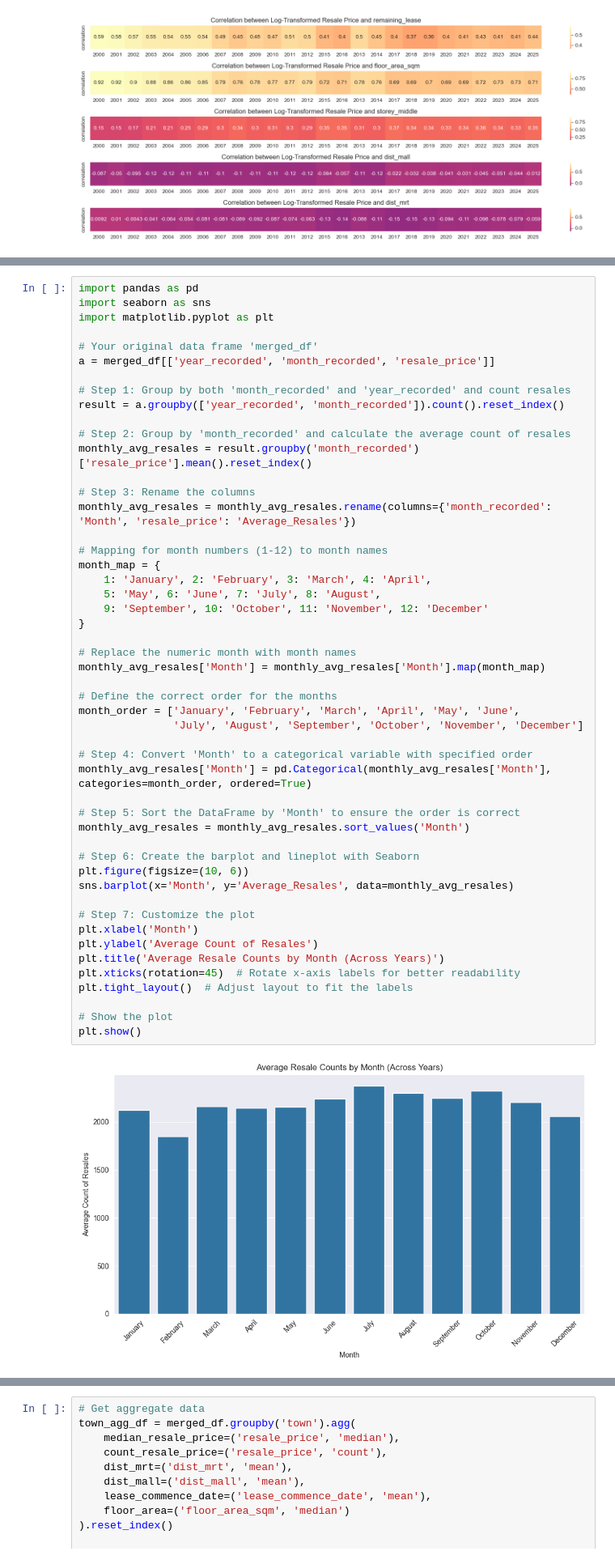
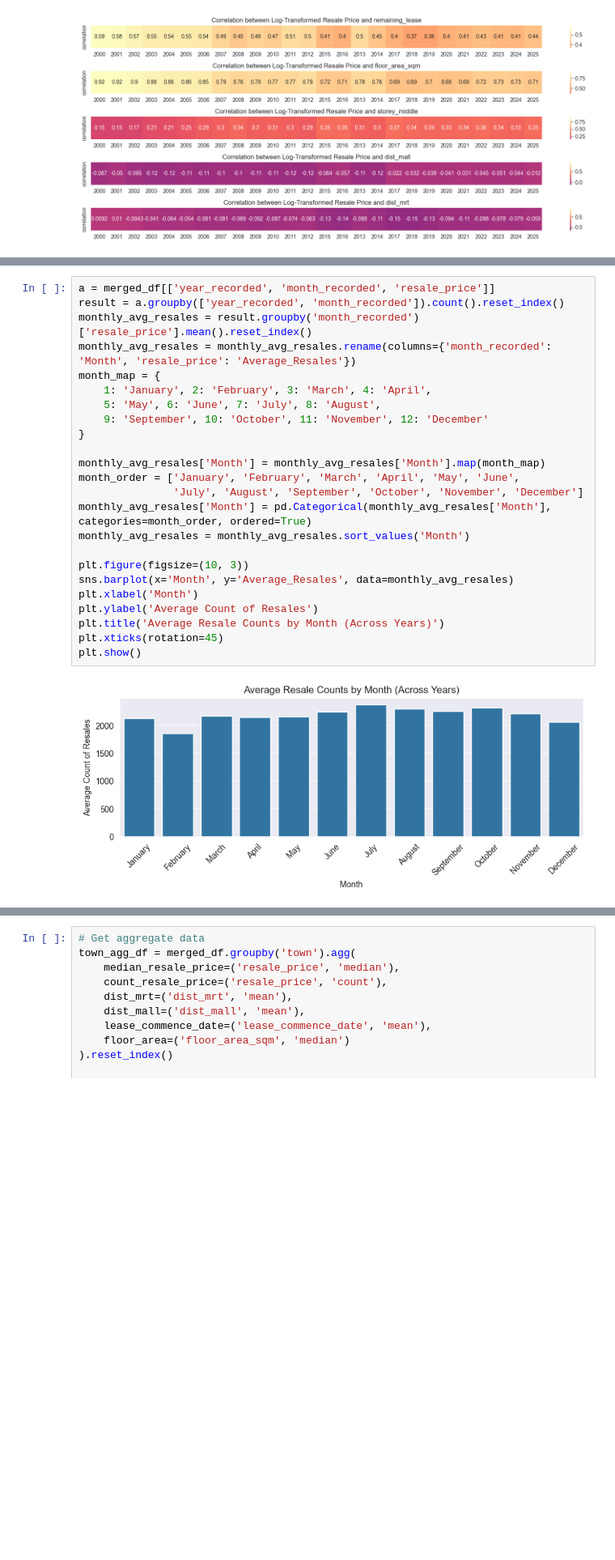
Before and after one commit to Tedyang2003/dsai-hdb-analysis, a Jupyter notebook: submission.ipynb, the cells around one changed output, grey strips where cells are left out. Shown at 81% size. Drawn from its saved outputs; the diff is of its cells as text; blank space fills up the shorter version.

```diff
--- a/submission.ipynb
+++ b/submission.ipynb
@@ -779,52 +782,26 @@ Executive flats show a clear downward trend in floor area, decreasing from 170 s
 # %%
-import pandas as pd
-import seaborn as sns
-import matplotlib.pyplot as plt
-
-# Your original data frame 'merged_df'
 a = merged_df[['year_recorded', 'month_recorded', 'resale_price']]
-
-# Step 1: Group by both 'month_recorded' and 'year_recorded' and count resales
 result = a.groupby(['year_recorded', 'month_recorded']).count().reset_index()
-
-# Step 2: Group by 'month_recorded' and calculate the average count of resales
 monthly_avg_resales = result.groupby('month_recorded')['resale_price'].mean().reset_index()
-
-# Step 3: Rename the columns
 monthly_avg_resales = monthly_avg_resales.rename(columns={'month_recorded': 'Month', 'resale_price': 'Average_Resales'})
-
-# Mapping for month numbers (1-12) to month names
 month_map = {
     1: 'January', 2: 'February', 3: 'March', 4: 'April',
     5: 'May', 6: 'June', 7: 'July', 8: 'August',
     9: 'September', 10: 'October', 11: 'November', 12: 'December'
 }
 
-# Replace the numeric month with month names
 monthly_avg_resales['Month'] = monthly_avg_resales['Month'].map(month_map)
-
-# Define the correct order for the months
 month_order = ['January', 'February', 'March', 'April', 'May', 'June',
                'July', 'August', 'September', 'October', 'November', 'December']
-
-# Step 4: Convert 'Month' to a categorical variable with specified order
 monthly_avg_resales['Month'] = pd.Categorical(monthly_avg_resales['Month'], categories=month_order, ordered=True)
-
-# Step 5: Sort the DataFrame by 'Month' to ensure the order is correct
 monthly_avg_resales = monthly_avg_resales.sort_values('Month')
 
-# Step 6: Create the barplot and lineplot with Seaborn
-plt.figure(figsize=(10, 6))
+plt.figure(figsize=(10, 3))
 sns.barplot(x='Month', y='Average_Resales', data=monthly_avg_resales)
-
-# Step 7: Customize the plot
 plt.xlabel('Month')
 plt.ylabel('Average Count of Resales')
 plt.title('Average Resale Counts by Month (Across Years)')
-plt.xticks(rotation=45)  # Rotate x-axis labels for better readability
-plt.tight_layout()  # Adjust layout to fit the labels
-
-# Show the plot
+plt.xticks(rotation=45)
 plt.show()
 # %% [output]
-[figure, old version]
+[figure, new version]
```
Also changed, not shown: parts of 60 cells of this notebook.
